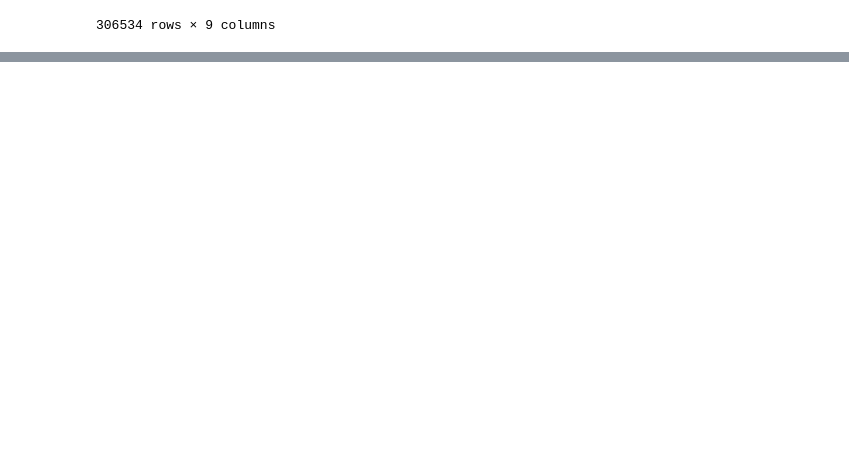
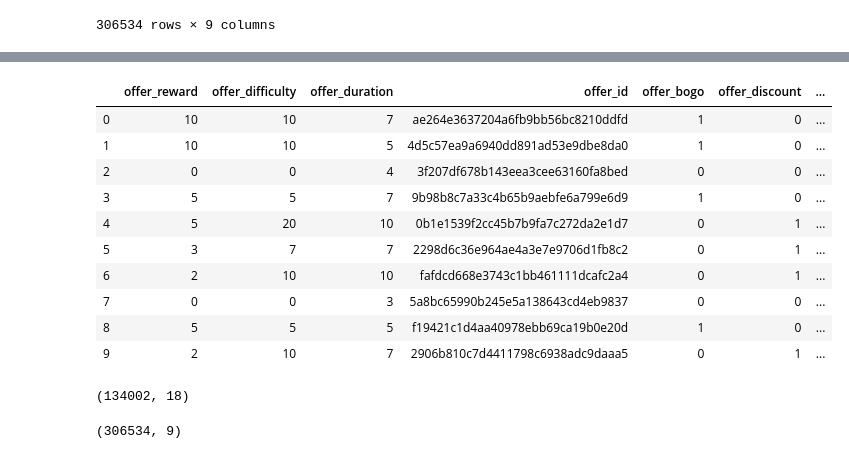
Before and after one commit to sakarayajitesh/Starbucks-Capstone-Project, a Jupyter notebook: Starbucks_Capstone_notebook.ipynb, the cells around one changed output, grey strips where cells are left out. Drawn from its saved outputs; the diff is of its cells as text; code cells hidden in the pictures; blank space fills up the shorter version.

Commit message:
feat: Checking merging transcript and portfolio

```diff
--- a/Starbucks_Capstone_notebook.ipynb
+++ b/Starbucks_Capstone_notebook.ipynb
@@ -476,3 +476,11 @@ transcript_on_value
 | 306532 | 76ddbd6576844afe811f1a3c0fbb5bec | 714 | 0 | 0 | 0 | 1 | None | 3.53 | ... |
 | 306533 | c02b10e8752c4d8e9b73f918558531f7 | 714 | 0 | 0 | 0 | 1 | None | 4.05 | ... |
 306534 rows × 9 columns
+# %%
+p_columns = portfolio_channels.columns
+p_columns = p_columns.to_list()
+# %%
+for n, i in enumerate(p_columns):
+    if i!='offer_id':
+        p_columns[n] = 'offer_' + p_columns[n]
+p_columns
@@ -478,0 +498,23 @@ transcript_on_value
+# %%
+portfolio_channels.columns = p_columns
+portfolio_channels
+# %% [output]
+|  | offer_reward | offer_difficulty | offer_duration | offer_id | offer_bogo | offer_discount | ... |
+| 0 | 10 | 10 | 7 | ae264e3637204a6fb9bb56bc8210ddfd | 1 | 0 | ... |
+| 1 | 10 | 10 | 5 | 4d5c57ea9a6940dd891ad53e9dbe8da0 | 1 | 0 | ... |
+| 2 | 0 | 0 | 4 | 3f207df678b143eea3cee63160fa8bed | 0 | 0 | ... |
+| 3 | 5 | 5 | 7 | 9b98b8c7a33c4b65b9aebfe6a799e6d9 | 1 | 0 | ... |
+| 4 | 5 | 20 | 10 | 0b1e1539f2cc45b7b9fa7c272da2e1d7 | 0 | 1 | ... |
+| 5 | 3 | 7 | 7 | 2298d6c36e964ae4a3e7e9706d1fb8c2 | 0 | 1 | ... |
+| 6 | 2 | 10 | 10 | fafdcd668e3743c1bb461111dcafc2a4 | 0 | 1 | ... |
+| 7 | 0 | 0 | 3 | 5a8bc65990b245e5a138643cd4eb9837 | 0 | 0 | ... |
+| 8 | 5 | 5 | 5 | f19421c1d4aa40978ebb69ca19b0e20d | 1 | 0 | ... |
+| 9 | 2 | 10 | 7 | 2906b810c7d4411798c6938adc9daaa5 | 0 | 1 | ... |
+# %%
+pd.merge(transcript_on_value, portfolio_channels, on='offer_id').shape
+# %% [output]
+(134002, 18)
+# %%
+transcript_on_value.shape
+# %% [output]
+(306534, 9)
```
Also changed, not shown: parts of 1 cell of this notebook.
